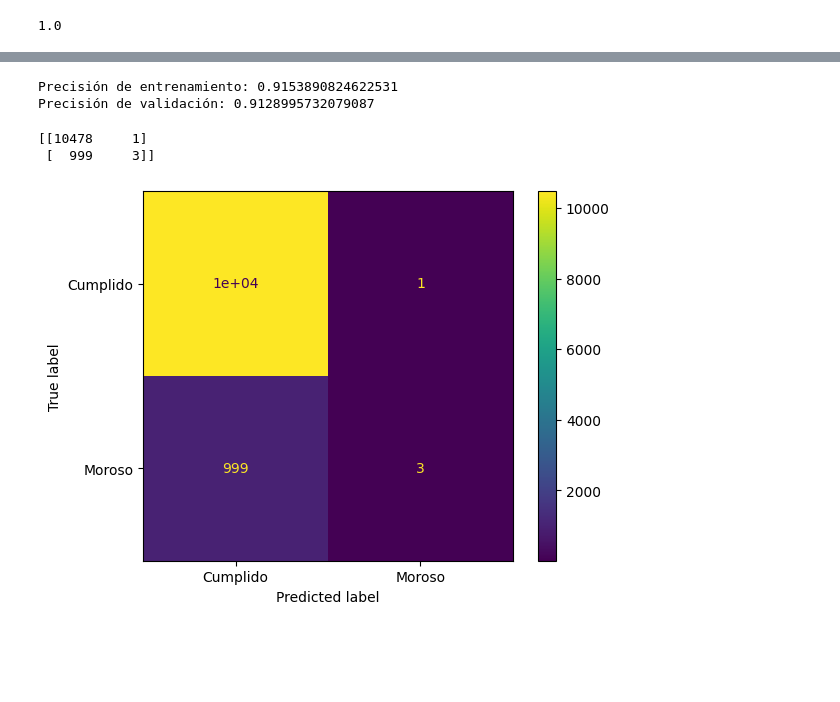
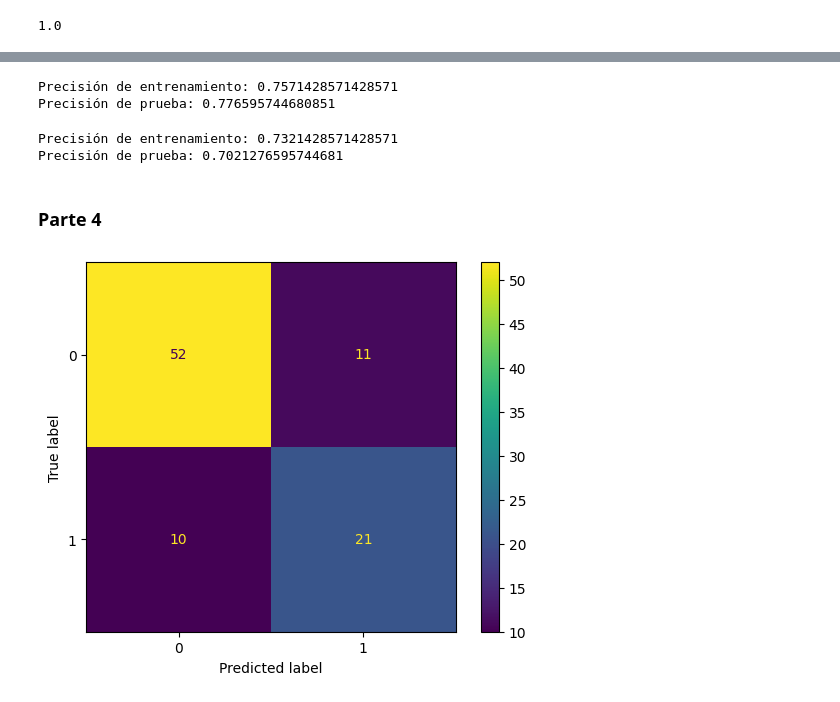
Before and after one commit to Zuzed22/Machine-Learning, a Jupyter notebook: Ejercicios_ML2.ipynb, the cells around one changed output, grey strips where cells are left out. Saved outputs shown, nothing was run; the diff lists cells and outputs as text; code cells hidden in the pictures; blank space fills up the shorter version.

```diff
--- a/Ejercicios_ML2.ipynb
+++ b/Ejercicios_ML2.ipynb
@@ -15,6 +37,6 @@ datos = pd.read_csv('/content/prestacar.csv')
 # %%
-X = datos.drop(columns='moroso', axis=1)
-y = datos.moroso
+X = datos.drop(columns='diabetes', axis=1)
+y = datos.diabetes
 # %%
 from sklearn.tree import DecisionTreeClassifier
 
@@ -26,7 +50,7 @@ modelo.score(X, y)
 # %%
 from sklearn.model_selection import train_test_split
 # %%
-X,X_test,y,y_test = train_test_split(X, y, test_size=0.15, stratify=y, random_state=5)
+X,X_test,y,y_test = train_test_split(X, y, test_size= 0.05, stratify= y, random_state= 5)
 X_train,X_val,y_train,y_val = train_test_split(X, y, stratify=y, random_state=5)
 # %%
 modelo = DecisionTreeClassifier(max_depth=10)
@@ -40,9 +67,11 @@ La exactitud del modelo con el conjunto de validación es de: 0.9059315390645414
 from sklearn.ensemble import RandomForestClassifier
+# %%
+arbol = DecisionTreeClassifier(max_depth = 3)
+random_forest = RandomForestClassifier(max_depth = 2)
 # %%
-modelo = RandomForestClassifier(max_depth = 10)
-modelo.fit(X_train, y_train)
-print(f'Precisión de entrenamiento: {modelo.score(X_train, y_train)}')
-print(f'Precisión de validación: {modelo.score(X_val, y_val)}')
+arbol.fit(X_train, y_train)
+print(f'Precisión de entrenamiento: {arbol.score(X_train, y_train)}')
+print(f'Precisión de prueba: {arbol.score(X_val, y_val)}')
 # %% [output]
-Precisión de entrenamiento: 0.9153890824622531
-Precisión de validación: 0.9128995732079087
+Precisión de entrenamiento: 0.7571428571428571
+Precisión de prueba: 0.776595744680851
@@ -51,17 +78,16 @@ from sklearn.metrics import confusion_matrix
-# %%
-y_previsto = modelo.predict(X_val)
-matriz_confusion = confusion_matrix(y_val, y_previsto)
-print(matriz_confusion)
-# %% [output]
-[[10478     1]
- [  999     3]]
+# %%
+random_forest.fit(X_train, y_train)
+print(f'Precisión de entrenamiento: {random_forest.score(X_train, y_train)}')
+print(f'Precisión de prueba: {random_forest.score(X_val, y_val)}')
+# %% [output]
+Precisión de entrenamiento: 0.7321428571428571
+Precisión de prueba: 0.7021276595744681
+# %% [markdown]
+### **Parte 4**
 # %%
 from sklearn.metrics import ConfusionMatrixDisplay
-# %%
-y_previsto = modelo.predict(X_val)
-matriz_confusion = confusion_matrix(y_val, y_previsto)
-visualizacion = ConfusionMatrixDisplay(confusion_matrix= matriz_confusion,
-                                      display_labels = ['Cumplido', 'Moroso'])
-visualizacion.plot();
-# %% [output]
-[figure, removed]
+# %%
+prediccion_arbol = arbol.predict(X_val)
+ConfusionMatrixDisplay.from_predictions(y_val, prediccion_arbol);
+# %% [output]
+[figure, added]
```
Also changed, not shown: parts of 12 cells of this notebook.
